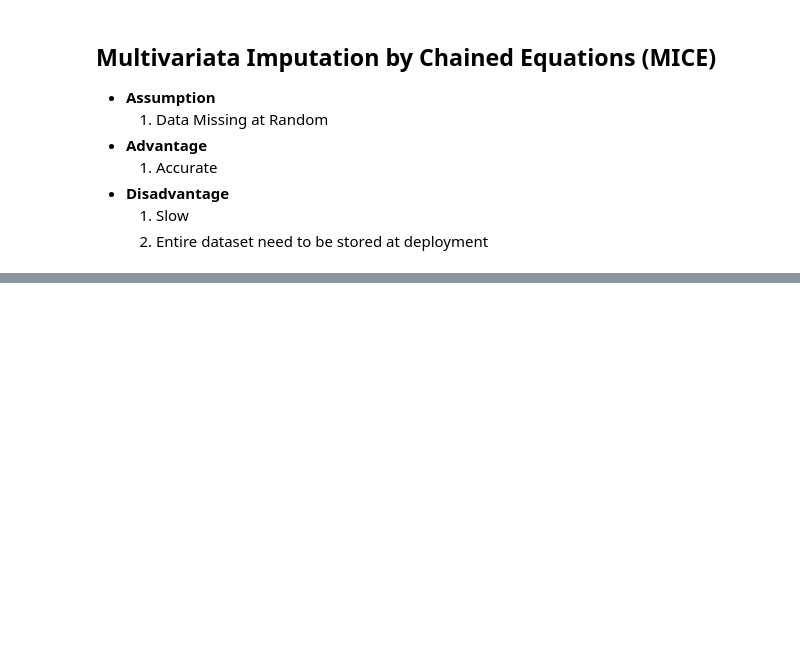
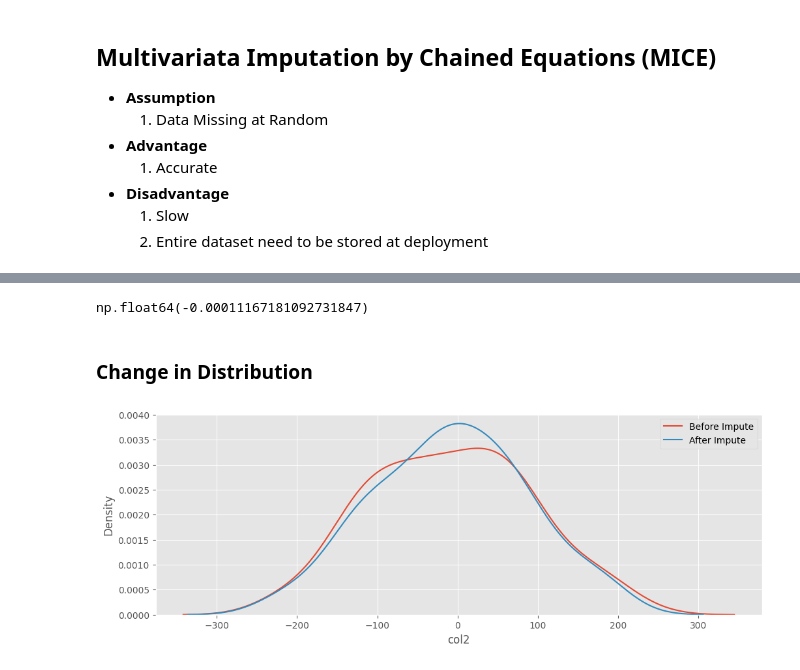
Before and after one commit to KToppo/Machine-Learning, a Jupyter notebook: Handling_Missing_Data.ipynb, the cells around one changed output, grey strips where cells are left out. Drawn from its saved outputs; the diff is of its cells as text; code cells hidden in the pictures; blank space fills up the shorter version.

```diff
--- a/Handling_Missing_Data.ipynb
+++ b/Handling_Missing_Data.ipynb
@@ -890,3 +891,9 @@ plt.show()
 - **Disadvantage**
   1) Slow
   2) Entire dataset need to be stored at deployment
+# %%
+MICE_Data = pd.DataFrame(np.round(np.random.randn(100,5)*100,1), columns=['col1','col2','col3','col4','col5'])
+# MICE_Data = df[['Age','Pclass','Fare']]
+# MICE_Data.reset_index(inplace=True)
+# MICE_Data = MICE_Data.drop(columns=['PassengerId'])
+MICE_Data.tail(5)
@@ -892,0 +939,32 @@ plt.show()
+# %%
+def MICE_Imputer(model, data:pd.DataFrame,
+                 initial_impute='mean', iterations=10,
+                 missing_values=np.nan):
+    Mean_Error_ = None
+    df:pd.DataFrame = data.copy()
+    si = SimpleImputer(strategy=initial_impute, missing_values=missing_values)
+    Initial_Impyted_Data = si.fit_transform(df)
+    for _ in range(iterations):
+        last_step_data = Initial_Impyted_Data.copy()
+        for col, col_name in zip(range(Initial_Impyted_Data.shape[1]), df.columns):
+            X_y_train = df.dropna(subset=[col_name]).index
+            X_y_train = Initial_Impyted_Data[X_y_train]
+            X_y_test = df[df.iloc[:,col].isna()==True].index
+
+            X_train = np.delete(X_y_train,col,axis=1)
+            y_train = X_y_train[:,col]
+
+            X_test = np.delete(Initial_Impyted_Data[X_y_test],col,axis=1)
+            if X_test.shape[0] == 0:
+                continue
+            # y_test = df.iloc[X_y_test,col]
+
+            model.fit(X_train,y_train)
+            y_predict = model.predict(X_test)
+
+            Initial_Impyted_Data[X_y_test,col] = y_predict
+    Mean_Error_ = (pd.DataFrame(last_step_data) - pd.DataFrame(Initial_Impyted_Data)).mean()
+    return pd.DataFrame(Initial_Impyted_Data,columns=df.columns), Mean_Error_
+# %%
+Impted_MICE_Data, mean_error = MICE_Imputer(LinearRegression(), MICE_Data_With_NaN, iterations=4)
+np.round(Impted_MICE_Data.head(),1)
@@ -892,0 +978,14 @@ plt.show()
+# %%
+mean_error.mean()
+# %% [output]
+np.float64(-0.00011167181092731847)
+# %% [markdown]
+### Change in Distribution
+# %%
+plt.figure(figsize=(12,4))
+sns.kdeplot(MICE_Data.iloc[:,1],label='Before Impute')
+sns.kdeplot(Impted_MICE_Data.iloc[:,1],label='After Impute')
+plt.legend()
+plt.show()
+# %% [output]
+[figure, added]
```
Also changed, not shown: parts of 21 cells of this notebook.
